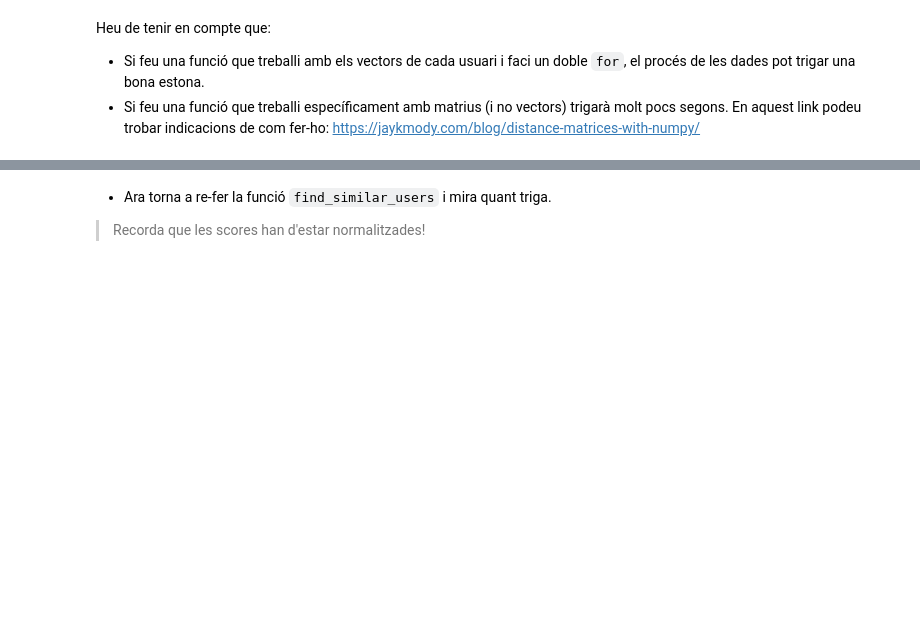
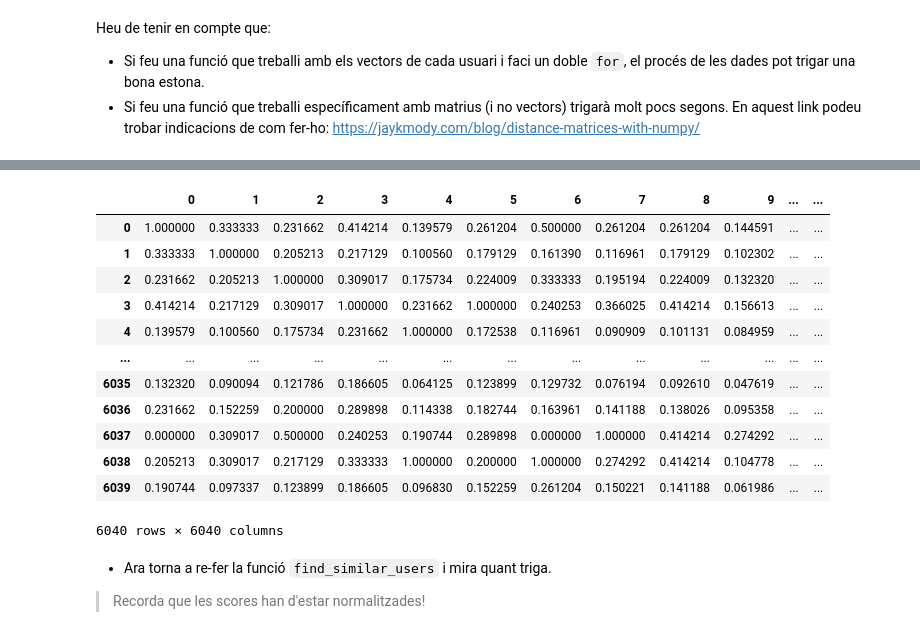
Before and after one commit to DiegoGelinckRodriguez/TNUI_P2, a Jupyter notebook: mainfile.ipynb, the cells around one changed output, grey strips where cells are left out. Cells and saved outputs as stored; diff of their text form; code cells hidden in the pictures; blank space fills up the shorter version.

```diff
--- a/mainfile.ipynb
+++ b/mainfile.ipynb
@@ -840,3 +859,38 @@ def similarity_matrix(compute_distance, df_counts):
+# %%
+
+def similarity_matrix(compute_distance, df_counts):
+    """
+    Retorna una matriu de mida M x M on cada posició
+    indica la similitud entre usuaris (resp. ítems).
+
+    :param df_counts: df amb els valor que cada usuari li ha donat a una peli.
+    :return : Matriu numpy de mida M x M amb les similituds.
+    """
+
+    # la vostra solució aquí
+    df_counts_filled = df_counts.fillna(0)
+    is_nan = np.isnan(df_counts.values) #Busquem els valors NaN
+    is_nan = np.where(is_nan, 0, 1) #Els substituim per 0 (si és NaN) o 1 (si no és NaN)
+
+    x2 = df_counts_filled.values**2 #Suma de les files al quadrat
+
+
+    x2 = np.matmul(x2, is_nan.T) #Multiplicació de la matriu per la seva transposada
+
+    #Aquí volem trobar la matriu de NaNs multiplicada per ella mateixa. Si hi ha un 0 vol dir que els usuaris no tenen cap pel·lícula en comú
+    #Per alguna raó fer el següent funciona, però multiplicar is_nan per is_nan.T directament, fa que trigui excessivament
+    identity = np.identity(is_nan.shape[1])
+    nan_mat = np.matmul(identity, is_nan.T)
+    nan2 = np.matmul(is_nan, nan_mat)
+
+    xy = np.matmul(df_counts_filled.values, df_counts_filled.values.T) #Multiplicació de la matriu per la seva transposada
+
+    dist = np.sqrt(x2 + x2.T - 2*xy ) #Fórmula de la similitud
+
+    dist = np.where(nan2 == 0, np.nan, dist)
+    similarity_matrix = pd.DataFrame(1/(1+dist))  #Similitud
+    similarity_matrix.fillna(0, inplace=True) #Substituim els NaN per 0
+    return similarity_matrix
 # %%
 t = datetime.datetime.now()
 sim = similarity_matrix(compute_distance, df_counts)
@@ -845,3 +901,19 @@ print("Temps amb doble for:",str(t))
+# %%
+sim
+# %% [output]
+|  | 0 | 1 | 2 | 3 | 4 | 5 | 6 | 7 | 8 | 9 | ... | ... |
+| 0 | 1.000000 | 0.333333 | 0.231662 | 0.414214 | 0.139579 | 0.261204 | 0.500000 | 0.261204 | 0.261204 | 0.144591 | ... | ... |
+| 1 | 0.333333 | 1.000000 | 0.205213 | 0.217129 | 0.100560 | 0.179129 | 0.161390 | 0.116961 | 0.179129 | 0.102302 | ... | ... |
+| 2 | 0.231662 | 0.205213 | 1.000000 | 0.309017 | 0.175734 | 0.224009 | 0.333333 | 0.195194 | 0.224009 | 0.132320 | ... | ... |
+| 3 | 0.414214 | 0.217129 | 0.309017 | 1.000000 | 0.231662 | 1.000000 | 0.240253 | 0.366025 | 0.414214 | 0.156613 | ... | ... |
+| 4 | 0.139579 | 0.100560 | 0.175734 | 0.231662 | 1.000000 | 0.172538 | 0.116961 | 0.090909 | 0.101131 | 0.084959 | ... | ... |
+| ... | ... | ... | ... | ... | ... | ... | ... | ... | ... | ... | ... | ... |
+| 6035 | 0.132320 | 0.090094 | 0.121786 | 0.186605 | 0.064125 | 0.123899 | 0.129732 | 0.076194 | 0.092610 | 0.047619 | ... | ... |
+| 6036 | 0.231662 | 0.152259 | 0.200000 | 0.289898 | 0.114338 | 0.182744 | 0.163961 | 0.141188 | 0.138026 | 0.095358 | ... | ... |
+| 6037 | 0.000000 | 0.309017 | 0.500000 | 0.240253 | 0.190744 | 0.289898 | 0.000000 | 1.000000 | 0.414214 | 0.274292 | ... | ... |
+| 6038 | 0.205213 | 0.309017 | 0.217129 | 0.333333 | 1.000000 | 0.200000 | 1.000000 | 0.274292 | 0.414214 | 0.104778 | ... | ... |
+| 6039 | 0.190744 | 0.097337 | 0.123899 | 0.186605 | 0.096830 | 0.152259 | 0.261204 | 0.150221 | 0.141188 | 0.061986 | ... | ... |
+6040 rows × 6040 columns
 # %% [markdown]
 + Ara torna a re-fer la funció ``find_similar_users`` i mira quant triga.
 
```
Also changed, not shown: parts of 16 cells of this notebook.
